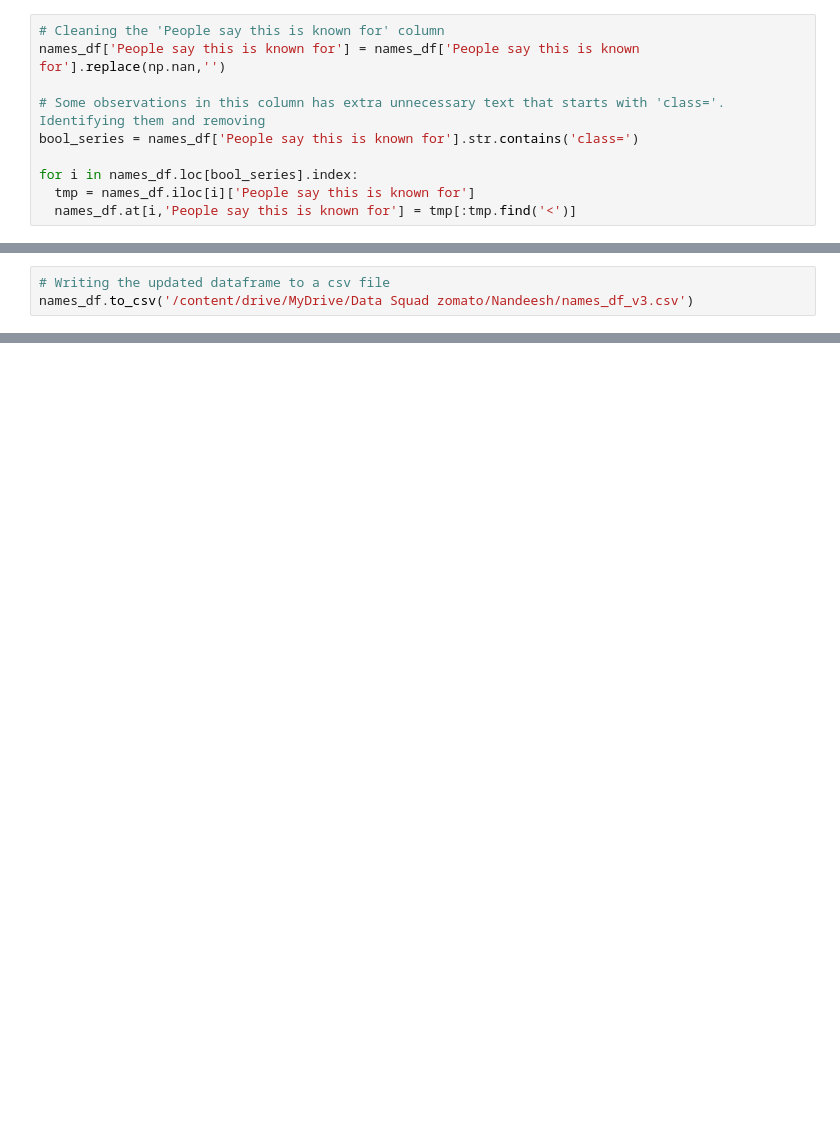
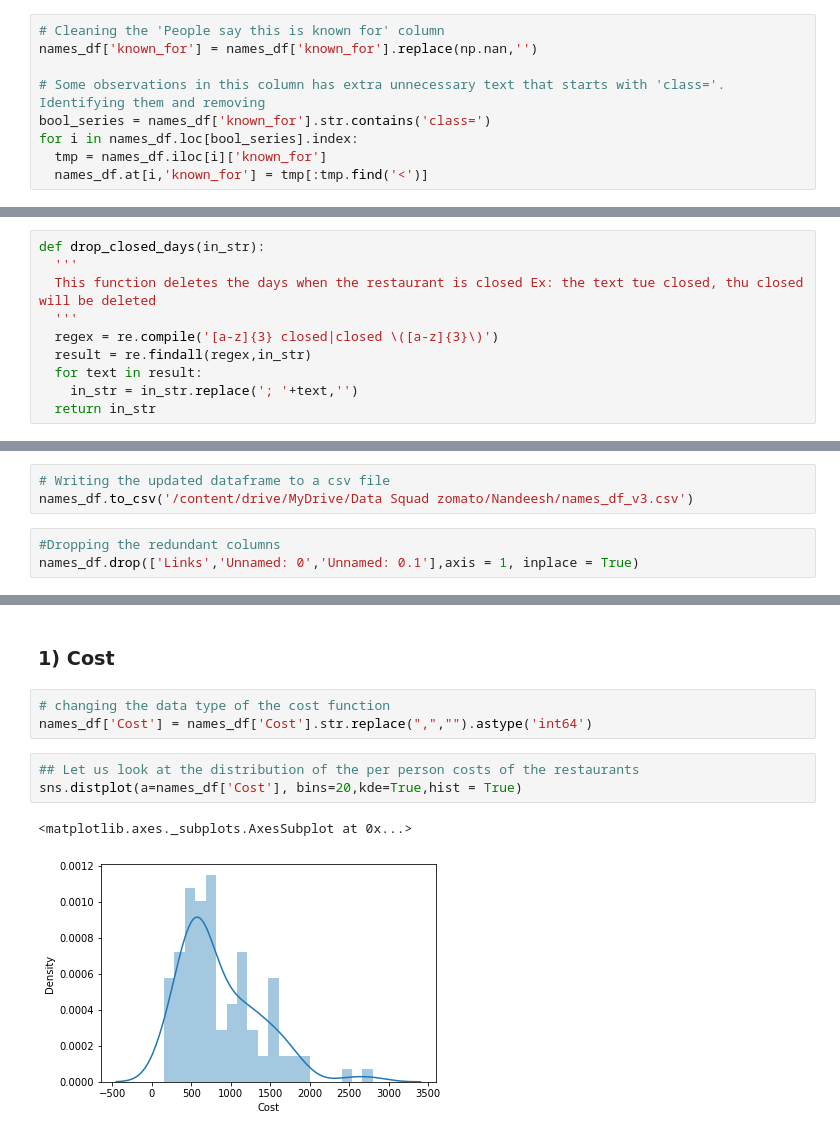
Before and after one commit to Nandeesh-U/ZOMATO-RESTAURANT-CLUSTERING-AND-SENTIMENT-ANALYSIS, a Jupyter notebook: ZOMATO_RESTAURANT_CLUSTERING_AND_SENTIMENT_ANALYSIS.ipynb, the cells around one changed output, grey strips where cells are left out. Saved outputs shown, nothing was run; the diff lists cells and outputs as text; blank space fills up the shorter version.

```diff
--- a/ZOMATO_RESTAURANT_CLUSTERING_AND_SENTIMENT_ANALYSIS.ipynb
+++ b/ZOMATO_RESTAURANT_CLUSTERING_AND_SENTIMENT_ANALYSIS.ipynb
@@ -284,10 +366,9 @@ names_df.drop('additional_services',axis = 1,inplace = True)
 # %%
 # Cleaning the 'People say this is known for' column
-names_df['People say this is known for'] = names_df['People say this is known for'].replace(np.nan,'')
+names_df['known_for'] = names_df['known_for'].replace(np.nan,'')
 
 # Some observations in this column has extra unnecessary text that starts with 'class='. Identifying them and removing
-bool_series = names_df['People say this is known for'].str.contains('class=')
-
+bool_series = names_df['known_for'].str.contains('class=')
 for i in names_df.loc[bool_series].index:
-  tmp = names_df.iloc[i]['People say this is known for']
-  names_df.at[i,'People say this is known for'] = tmp[:tmp.find('<')]
+  tmp = names_df.iloc[i]['known_for']
+  names_df.at[i,'known_for'] = tmp[:tmp.find('<')]
@@ -293,0 +405,10 @@ for i in names_df.loc[bool_series].index:
+# %%
+def drop_closed_days(in_str):
+  '''
+  This function deletes the days when the restaurant is closed Ex: the text tue closed, thu closed will be deleted
+  '''
+  regex = re.compile('[a-z]{3} closed|closed \([a-z]{3}\)')
+  result = re.findall(regex,in_str)
+  for text in result:
+    in_str = in_str.replace('; '+text,'')
+  return in_str
@@ -294,3 +478,6 @@ for i in names_df.loc[bool_series].index:
 # %%
 # Writing the updated dataframe to a csv file
 names_df.to_csv('/content/drive/MyDrive/Data Squad zomato/Nandeesh/names_df_v3.csv')
+# %%
+#Dropping the redundant columns
+names_df.drop(['Links','Unnamed: 0','Unnamed: 0.1'],axis = 1, inplace = True)
@@ -296,0 +673,11 @@ names_df.to_csv('/content/drive/MyDrive/Data Squad zomato/Nandeesh/names_df_v3.c
+# %% [markdown]
+### 1) Cost
+# %%
+# changing the data type of the cost function
+names_df['Cost'] = names_df['Cost'].str.replace(",","").astype('int64')
+# %%
+## Let us look at the distribution of the per person costs of the restaurants
+sns.distplot(a=names_df['Cost'], bins=20,kde=True,hist = True)
+# %% [output]
+<matplotlib.axes._subplots.AxesSubplot at 0x...>
+[figure, added]
```
Also changed, not shown: parts of 127 cells of this notebook.
